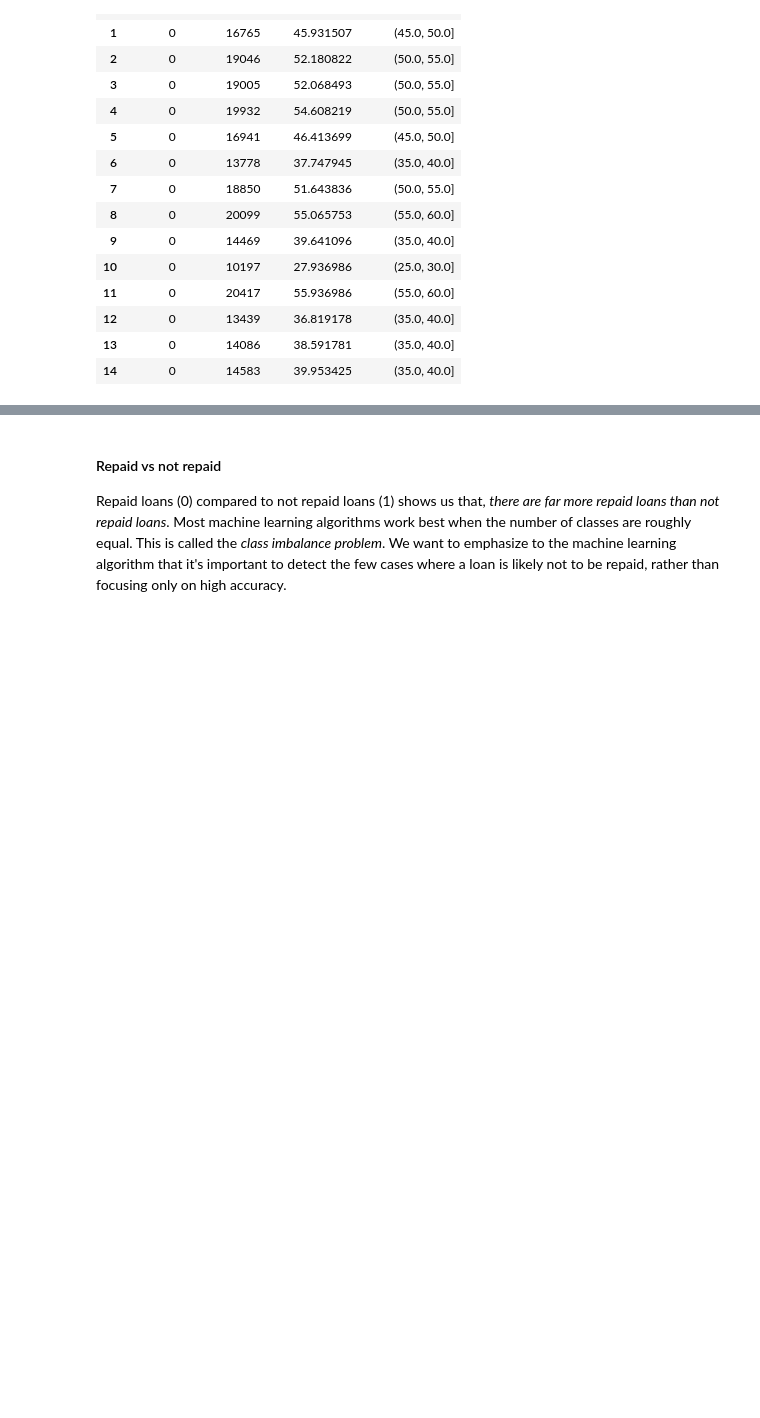
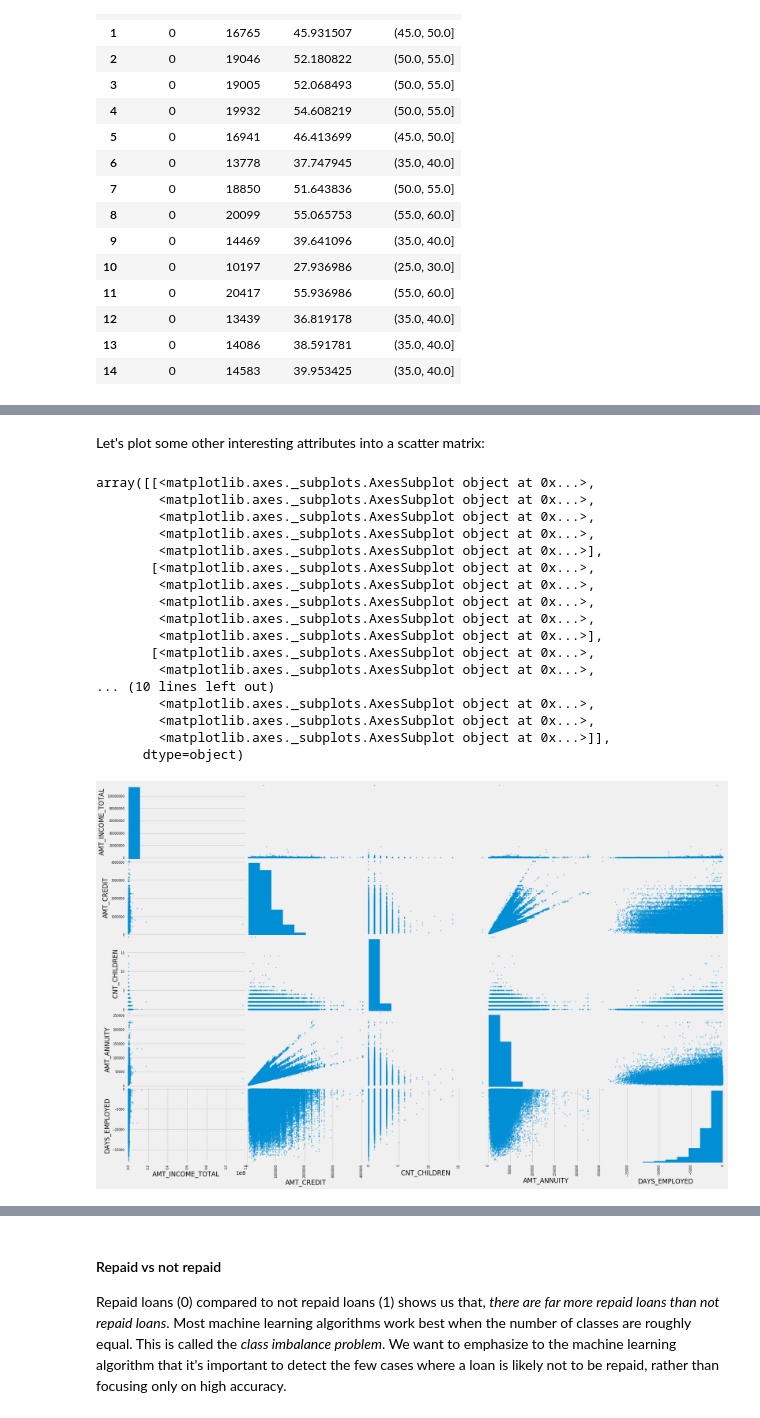
Before and after one commit to adrsolheim/notebooks, a Jupyter notebook: home-credit-default-risk/home_credit_default_risk.ipynb, the cells around one changed output, grey strips where cells are left out. Drawn from its saved outputs; the diff is of its cells as text; code cells hidden in the pictures; blank space fills up the shorter version.

```diff
--- a/home-credit-default-risk/home_credit_default_risk.ipynb
+++ b/home-credit-default-risk/home_credit_default_risk.ipynb
@@ -541,0 +623,26 @@ Text(0.5,1,'Failure to Repay by Age Group')
+# %% [markdown]
+
+
+ Let's plot some other interesting attributes into a scatter matrix:
+# %%
+other_attributes = ['AMT_INCOME_TOTAL','AMT_CREDIT','CNT_CHILDREN','AMT_ANNUITY','DAYS_EMPLOYED']
+scatter_matrix(train_set[other_attributes], figsize=(25,17))
+# %% [output]
+array([[<matplotlib.axes._subplots.AxesSubplot object at 0x...>,
+        <matplotlib.axes._subplots.AxesSubplot object at 0x...>,
+        <matplotlib.axes._subplots.AxesSubplot object at 0x...>,
+        <matplotlib.axes._subplots.AxesSubplot object at 0x...>,
+        <matplotlib.axes._subplots.AxesSubplot object at 0x...>],
+       [<matplotlib.axes._subplots.AxesSubplot object at 0x...>,
+        <matplotlib.axes._subplots.AxesSubplot object at 0x...>,
+        <matplotlib.axes._subplots.AxesSubplot object at 0x...>,
+        <matplotlib.axes._subplots.AxesSubplot object at 0x...>,
+        <matplotlib.axes._subplots.AxesSubplot object at 0x...>],
+       [<matplotlib.axes._subplots.AxesSubplot object at 0x...>,
+        <matplotlib.axes._subplots.AxesSubplot object at 0x...>,
+... (10 lines left out)
+        <matplotlib.axes._subplots.AxesSubplot object at 0x...>,
+        <matplotlib.axes._subplots.AxesSubplot object at 0x...>,
+        <matplotlib.axes._subplots.AxesSubplot object at 0x...>]],
+      dtype=object)
+[figure, added]
```
Also changed, not shown: parts of 26 cells of this notebook.
